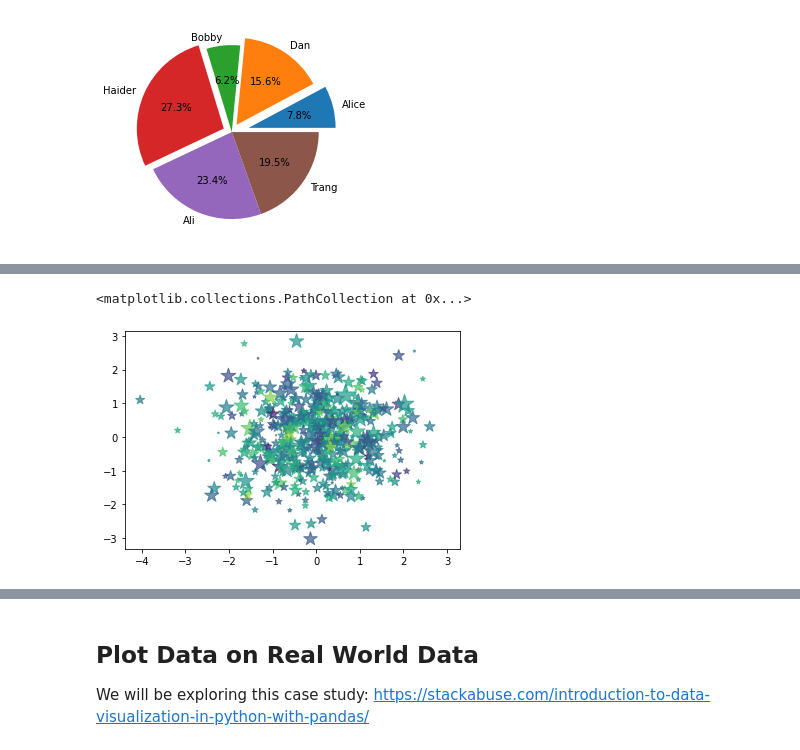
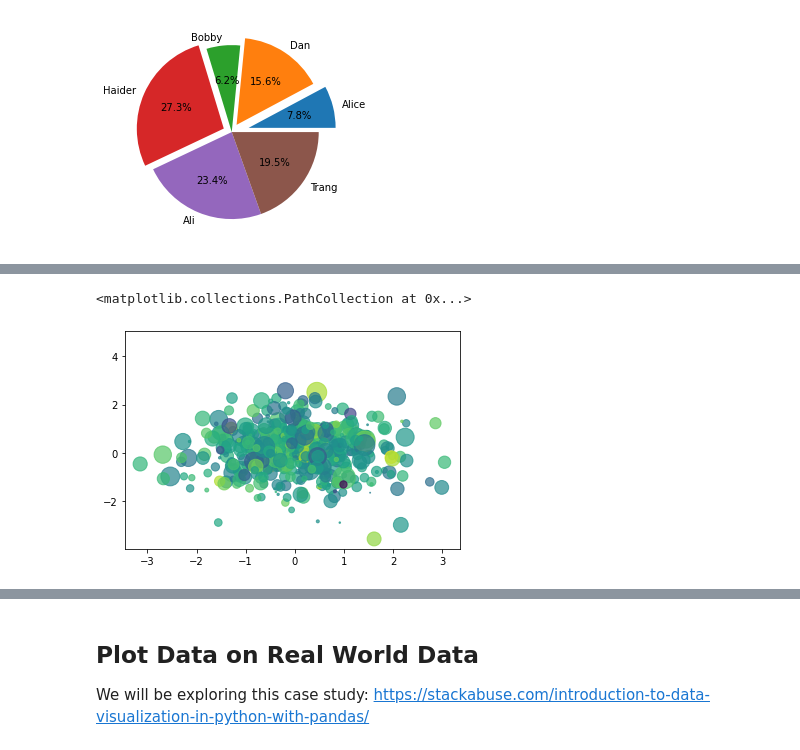
Before and after one commit to sagihaider/BootCamp-Python, a Jupyter notebook: Day_4.ipynb, the cells around one changed output, grey strips where cells are left out. Saved outputs shown, nothing was run; the diff lists cells and outputs as text; code cells hidden in the pictures.

```diff
--- a/Day_4.ipynb
+++ b/Day_4.ipynb
@@ -220,17 +227,17 @@ plt.scatter(x,y)
 # %%
 # as you observe there is no correlation exists between x and y
 # let’s try to add additional parameters
 # size – to manage the size of the points
 #color – to set the color of the points
 #marker – type of marker
 #alpha – transparency of point
 
 size = 150*np.random.randn(1000)
 colors = 100*np.random.randn(1000)
-plt.scatter(x, y, s=size, c = colors, marker ='*', alpha=0.7)
+plt.scatter(x, y, s=size, c = colors, marker ='o', alpha=0.7)
 # %% [output]
 <matplotlib.collections.PathCollection at 0x...>
-[figure, old version]
+[figure, new version]
 # %%
 # let’s generate random numbers and use the random numbers to generate histogram
 data = np.random.randn(1000)
```
Also changed, not shown: parts of 27 cells of this notebook.
